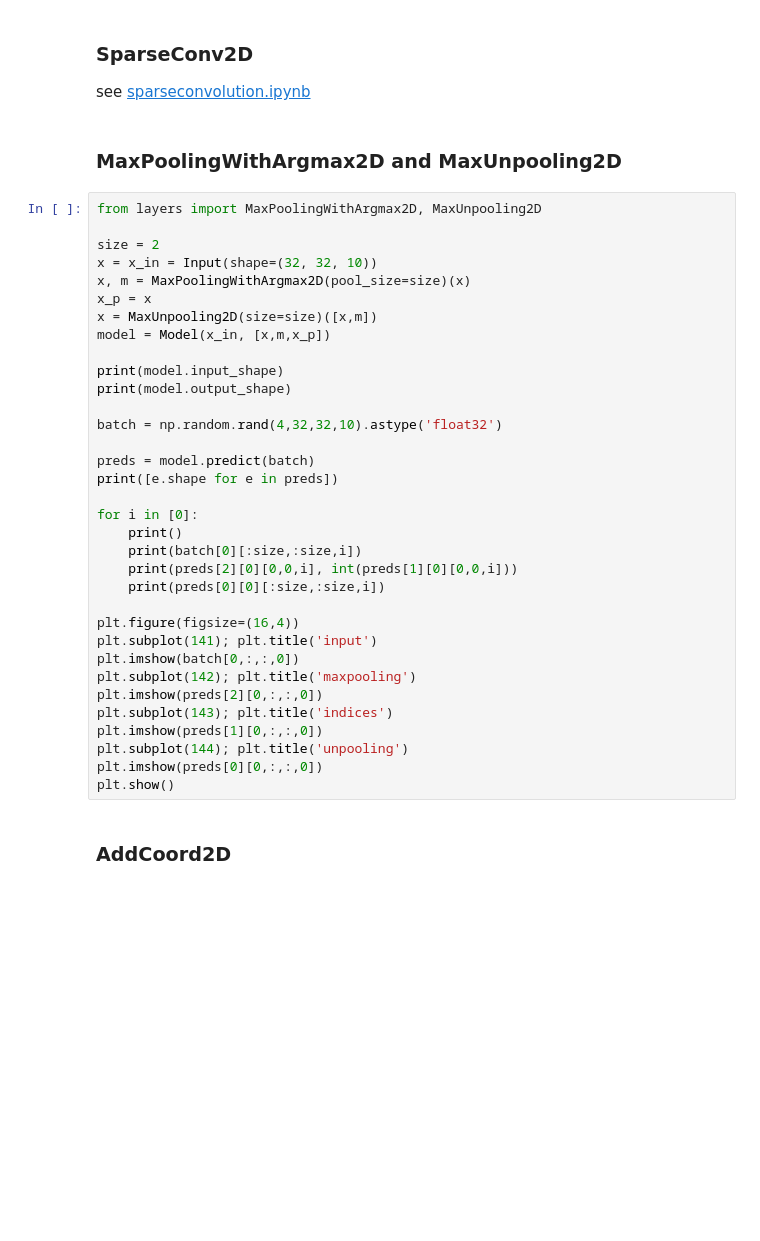
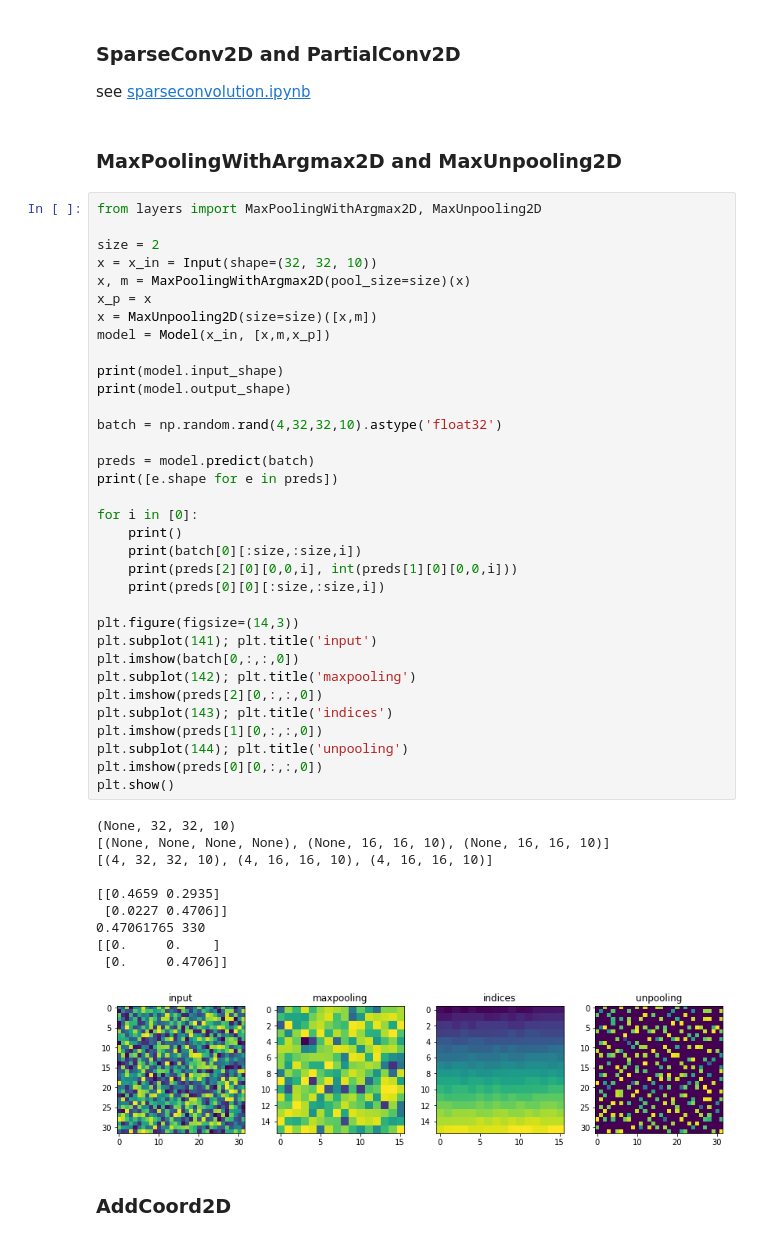
Before and after one commit to mvoelk/keras_layers, a Jupyter notebook: examples.ipynb, the cells around one changed output. Drawn from its saved outputs; the diff is of its cells as text; blank space fills up the shorter version.

```diff
--- a/examples.ipynb
+++ b/examples.ipynb
@@ -11,6 +11,6 @@ from tensorflow.keras.layers import Input, Conv2D, Activation
 from tensorflow.keras.models import Model
 # %% [markdown]
-### SparseConv2D
+### SparseConv2D and PartialConv2D
 
 see [sparseconvolution.ipynb](sparseconvolution.ipynb)
 # %% [markdown]
@@ -21,34 +21,45 @@ from layers import MaxPoolingWithArgmax2D, MaxUnpooling2D
 size = 2
 x = x_in = Input(shape=(32, 32, 10))
 x, m = MaxPoolingWithArgmax2D(pool_size=size)(x)
 x_p = x
 x = MaxUnpooling2D(size=size)([x,m])
 model = Model(x_in, [x,m,x_p])
 
 print(model.input_shape)
 print(model.output_shape)
 
 batch = np.random.rand(4,32,32,10).astype('float32')
 
 preds = model.predict(batch)
 print([e.shape for e in preds])
 
 for i in [0]:
     print()
     print(batch[0][:size,:size,i])
     print(preds[2][0][0,0,i], int(preds[1][0][0,0,i]))
     print(preds[0][0][:size,:size,i])
 
-plt.figure(figsize=(16,4))
+plt.figure(figsize=(14,3))
 plt.subplot(141); plt.title('input')
 plt.imshow(batch[0,:,:,0])
 plt.subplot(142); plt.title('maxpooling')
 plt.imshow(preds[2][0,:,:,0])
 plt.subplot(143); plt.title('indices')
 plt.imshow(preds[1][0,:,:,0])
 plt.subplot(144); plt.title('unpooling')
 plt.imshow(preds[0][0,:,:,0])
 plt.show()
+# %% [output]
+(None, 32, 32, 10)
+[(None, None, None, None), (None, 16, 16, 10), (None, 16, 16, 10)]
+[(4, 32, 32, 10), (4, 16, 16, 10), (4, 16, 16, 10)]
+
+[[0.4659 0.2935]
+ [0.0227 0.4706]]
+0.47061765 330
+[[0.     0.    ]
+ [0.     0.4706]]
+[figure, added]
 # %% [markdown]
 ### AddCoord2D
 # %%
```
Also changed, not shown: parts of 8 cells of this notebook, 2 other files.
